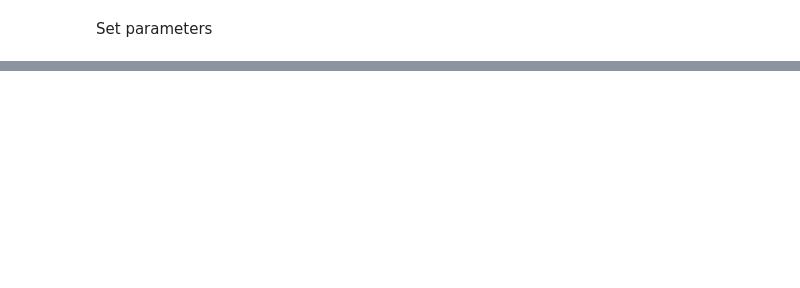
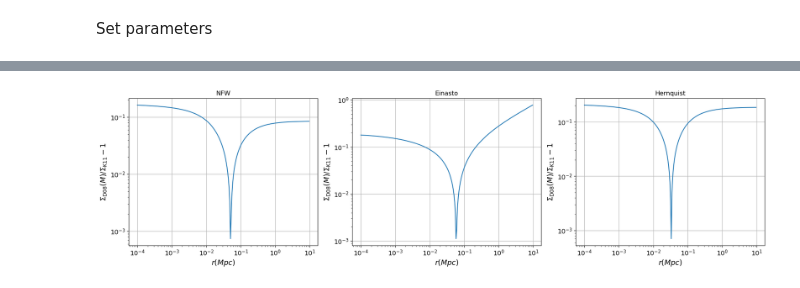
Before and after one commit to thaisornellas/nc_concentration, a Jupyter notebook: ccl_colossus_sigma.ipynb, the cells around one changed output, grey strips where cells are left out. Cells and saved outputs as stored; diff of their text form; code cells hidden in the pictures; blank space fills up the shorter version.

```diff
--- a/ccl_colossus_sigma.ipynb
+++ b/ccl_colossus_sigma.ipynb
@@ -409,0 +458,42 @@ plt.show()
+# %%
+fig, axs = plt.subplots(1, 3, figsize=(18, 5))
+n = np.array(n)
+n_k11 = np.array(n_k11)
+e = np.array(e)
+e_k11 = np.array(e_k11)
+h = np.array(h)
+h_k11 = np.array(h_k11)
+r = np.array(r)
+
+axs[0].set_title("NFW")
+axs[0].set_yscale("log")
+axs[0].set_xscale("log")
+axs[0].set_ylabel(r"$\Sigma_{\mathrm{D08}} (M) / \Sigma_{\mathrm{K11}} - 1$", fontsize=14)
+axs[0].set_xlabel(r"$r(Mpc)$", fontsize=14)
+axs[0].plot(r, np.abs(n / n_k11 - 1.0), "-")
+
+axs[1].set_title("Einasto")
+axs[1].set_yscale("log")
+axs[1].set_xscale("log")
+axs[1].set_ylabel(r"$\Sigma_{\mathrm{D08}} (M) / \Sigma_{\mathrm{K11}} - 1$", fontsize=14)
+axs[1].set_xlabel(r"$r(Mpc)$", fontsize=14)
+axs[1].plot(r, np.abs(e / e_k11 - 1.0), "-")
+
+axs[2].set_title("Hernquist")
+axs[2].set_yscale("log")
+axs[2].set_xscale("log")
+axs[2].set_ylabel(r"$\Sigma_{\mathrm{D08}} (M) / \Sigma_{\mathrm{K11}} - 1$", fontsize=14)
+axs[2].set_xlabel(r"$r(Mpc)$", fontsize=14)
+axs[2].plot(r, np.abs(h / h_k11 - 1.0), "-")
+
+for ax in axs:
+    ax.tick_params(axis='both', which='major', labelsize=12)
+
+axs[0].grid()
+axs[1].grid()
+axs[2].grid()
+
+plt.tight_layout()
+plt.show()
+# %% [output]
+[figure, added]
```
Also changed, not shown: parts of 20 cells of this notebook.
